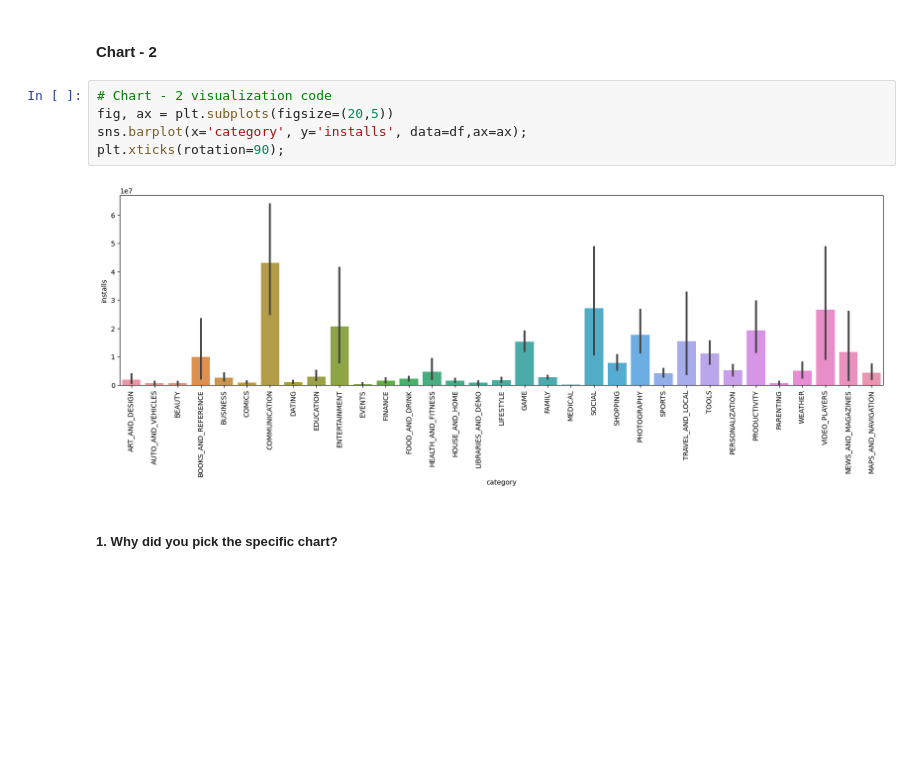
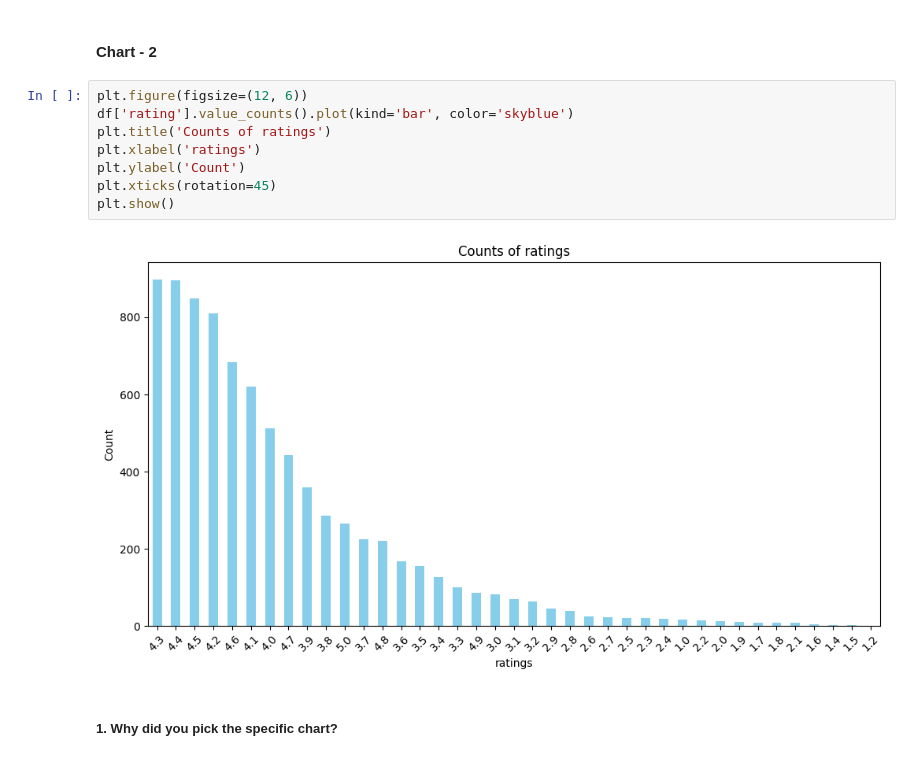
Before and after one commit to abhishek-kakde/EDA_capstone_playstore_review, a Jupyter notebook: Playstore_Apps_Review_Analysis_EDA.ipynb, the cells around one changed output. Saved outputs shown, nothing was run; the diff lists cells and outputs as text; blank space fills up the shorter version.

```diff
--- a/Playstore_Apps_Review_Analysis_EDA.ipynb
+++ b/Playstore_Apps_Review_Analysis_EDA.ipynb
@@ -649,13 +652,16 @@ Are there any insights that lead to negative growth? Justify with specific reaso
 The insights we got is helpful for businesses as beauty category covers the least area which shows that the market demand for these apps is less and people are enjoying family apps more. So this can be helpful for the app creators to know what type of content to build in future and for the stakeholders already in beauty markets should try to implement new marketing strategies or find the cause why people are not interested in these apps to survive in market else slowly their existence will vanish.
 # %% [markdown]
 #### Chart - 2
-# %%
-# Chart - 2 visualization code
-fig, ax = plt.subplots(figsize=(20,5))
-sns.barplot(x='category', y='installs', data=df,ax=ax);
-plt.xticks(rotation=90);
-# %% [output]
-[figure, removed]
+# %%
+plt.figure(figsize=(12, 6))
+df['rating'].value_counts().plot(kind='bar', color='skyblue')
+plt.title('Counts of ratings')
+plt.xlabel('ratings')
+plt.ylabel('Count')
+plt.xticks(rotation=45)
+plt.show()
+# %% [output]
+[figure, added]
 # %% [markdown]
 ##### 1. Why did you pick the specific chart?
 # %% [markdown]
```
Also changed, not shown: parts of 21 cells of this notebook.
